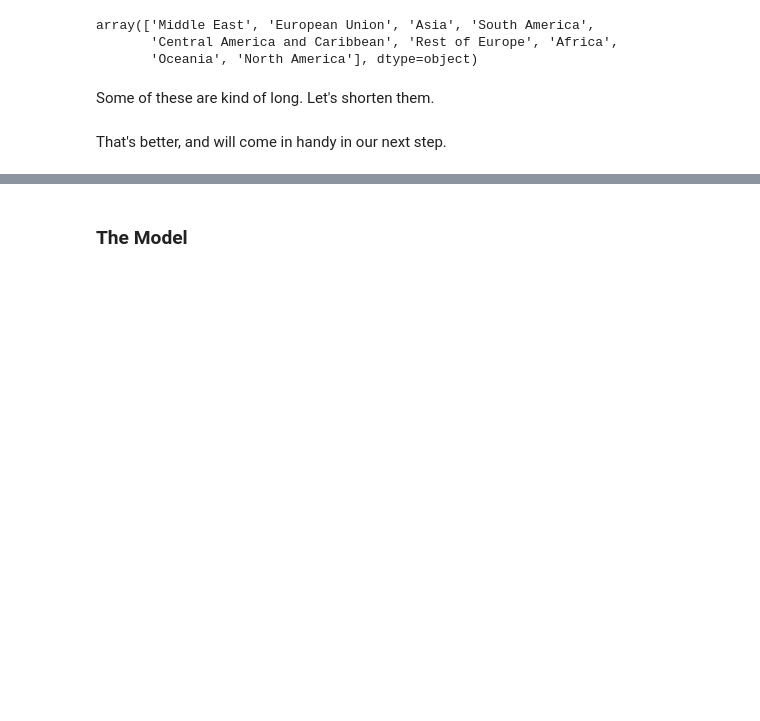
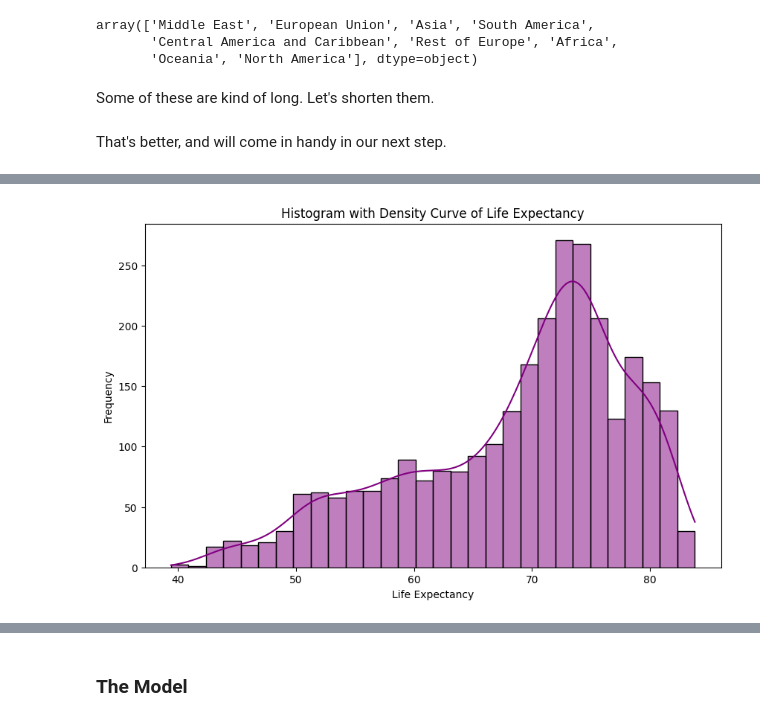
Before and after one commit to johnpospisil/who-life-expectancy-predictor, a Jupyter notebook: who-life-expectancy-prediction.ipynb, the cells around one changed output, grey strips where cells are left out. Saved outputs shown, nothing was run; the diff lists cells and outputs as text; code cells hidden in the pictures; blank space fills up the shorter version.

```diff
--- a/who-life-expectancy-prediction.ipynb
+++ b/who-life-expectancy-prediction.ipynb
@@ -459,3 +236,0 @@ Now I am going to one-hot encode the categorical feature 'Region' column into du
-# %%
-df = pd.get_dummies(df, columns=['Region'], prefix=['Region'], dtype=int)
-df.head()
@@ -609,0 +237,85 @@ sns.scatterplot(x=df['BMI'], y=df['Life_expectancy'], hue = df['Life_expectancy'
+# %%
+import math
+
+# 1. Distribution plot for Life_expectancy
+plt.figure(figsize=(10, 6))
+sns.histplot(df["Life_expectancy"], bins=30, kde=True, color='purple')
+plt.title("Histogram with Density Curve of Life Expectancy")
+plt.xlabel("Life Expectancy")
+plt.ylabel("Frequency")
+plt.savefig('Hist_of_Life_exp.png', dpi=300)
+plt.show()
+
+# 2. Box Plot: Life Expectancy by Income Group
+plt.figure(figsize=(12, 6))
+sns.boxplot(x='Developed', y='Life_expectancy', data=df, palette='muted')
+plt.title('Life Expectancy Distribution by Income Group')
+# plt.xticks(rotation=45)
+plt.xlabel('Income Group')
+plt.ylabel('Life Expectancy')
+plt.savefig('Life_exp_vs_Developed.png', dpi=300)
+plt.show()
+
+# 3. Box Plot: Life Expectancy by Region
+plt.figure(figsize=(12,6))
+sns.boxplot(x='Region', y='Life_expectancy', data=df, palette='muted')
+plt.title("Life Expectancy Distribution by Region")
+plt.xlabel("Region")
+plt.ylabel("Life Expectancy")
+# plt.xticks(rotation=45)
+plt.savefig('Life_exp_dist_by_region.png', dpi=300)
+plt.show()
+
+# 4. Scatter Plots: Life Expectancy vs Key Numeric Features
+numeric_features = df.select_dtypes(include=[np.number]).columns.tolist()
+if 'Life_expectancy' in numeric_features:
+    numeric_features.remove('Life_expectancy')
+
+n_features = len(numeric_features)
+n_cols = 3  # number of columns in subplot grid
+n_rows = math.ceil(n_features / n_cols)
+
+fig, axes = plt.subplots(n_rows, n_cols, figsize=(5*n_cols, 4*n_rows))
+axes = axes.flatten()
+
+# Create scatter plot for each numeric feature against Life_expectancy
+for i, feature in enumerate(numeric_features):
+    sns.scatterplot(x=feature, y='Life_expectancy', data=df, ax=axes[i])
+    axes[i].set_title(f"Life Expectancy vs {feature}")
+    axes[i].set_xlabel(feature)
+    axes[i].set_ylabel("Life Expectancy")
+
+# Remove any unused subplot axes if they exist
+for j in range(i+1, len(axes)):
+    fig.delaxes(axes[j])
+
+plt.tight_layout()
+plt.savefig('Scatter_plots_all_features.png', dpi=300)
+plt.show()
+
+# 5. Correlation Heatmap for numeric features
+plt.figure(figsize=(14,10))
+corr = df.select_dtypes(include=[np.number]).corr()
+sns.heatmap(corr, annot=True, cmap='coolwarm', fmt=".2f")
+plt.title("Correlation Heatmap")
+plt.savefig('Heatmap.png', dpi=300)
+plt.show()
+
+# 6. Pair Plot for Selected Features
+selected_features = ['Life_expectancy', 'GDP_per_capita', 'Schooling', 'BMI', 'Adult_mortality']
+sns.pairplot(df[selected_features])
+plt.suptitle("Pair Plot of Selected Features", y=1.02)
+plt.savefig('Pair_plots.png', dpi=300)
+plt.show()
+
+# 7. Time Series Plot: Average Life Expectancy Over Years
+plt.figure(figsize=(10,6))
+df_yearly = df.groupby('Year')['Life_expectancy'].mean().reset_index()
+sns.lineplot(x='Year', y='Life_expectancy', data=df_yearly, marker='o')
+plt.title("Average Life Expectancy Over Years")
+plt.xlabel("Year")
+plt.ylabel("Average Life Expectancy")
+plt.savefig('Life_exp_vs_Year.png', dpi=300)
+plt.show()
+# %% [output]
+[figure, added]
```
Also changed, not shown: parts of 84 cells of this notebook.
